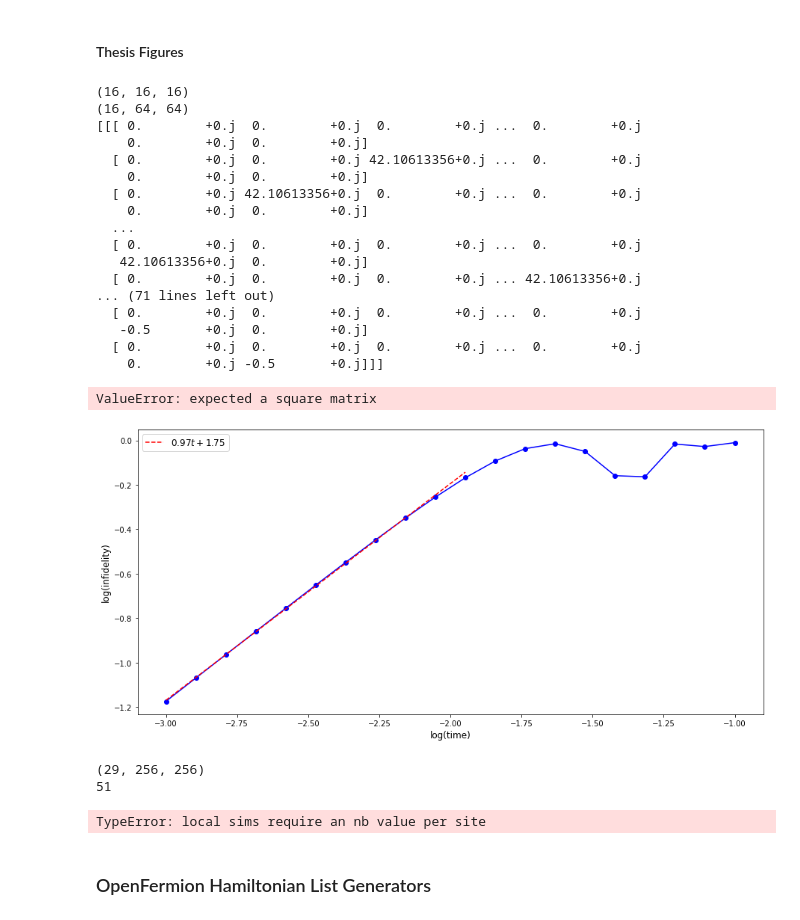
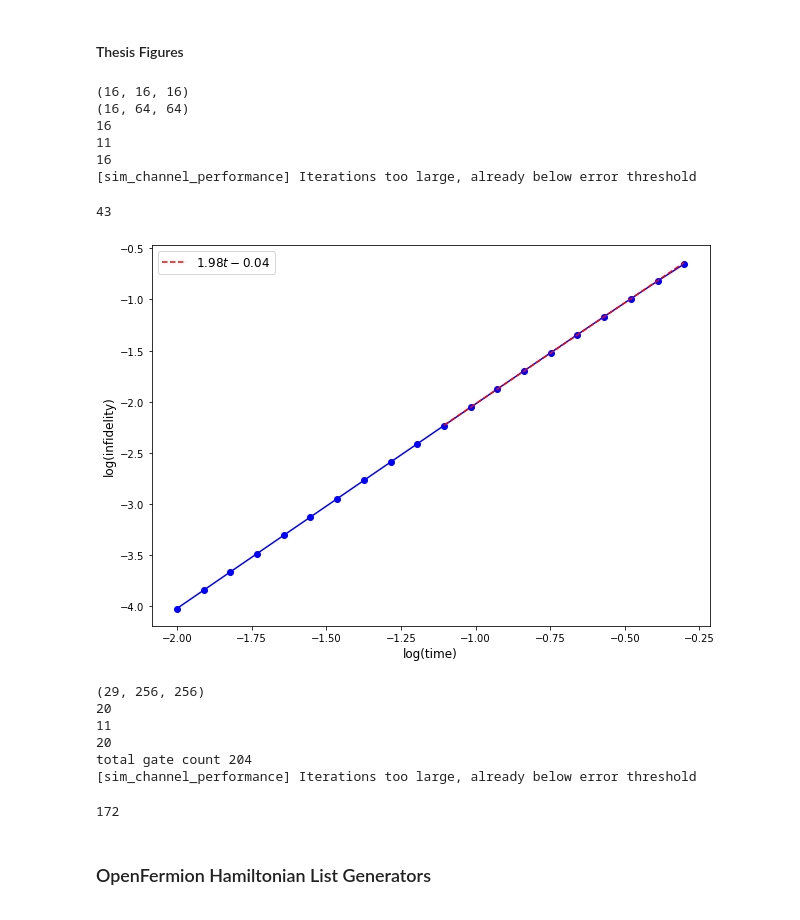
Before and after one commit to mattp97/Trotter-Qdrift-Simulation, a Jupyter notebook: Hybridized Simulation Jellium.ipynb, the cells around one changed output. Cells and saved outputs as stored; diff of their text form; code cells hidden in the pictures.

Commit message:
Working LRsim and gate counts

```diff
--- a/Hybridized Simulation Jellium.ipynb
+++ b/Hybridized Simulation Jellium.ipynb
@@ -139,70 +139,62 @@ local_hamiltonian_list = hamiltonian_localizer_1d(heisenberg_hamiltonian_list, 2
 print(local_hamiltonian_list[0].shape)
 
 sim = CompositeSim(graph_hamiltonian_list, inner_order=2, outer_order=1, nb=1, state_rand=True, exact_qd=True, use_density_matrices=True)
-partition_sim(sim, "trotter")
+partition_sim(sim, "chop")
 
-local_sim = LRsim(heisenberg_hamiltonian_list[0], local_hamiltonian_list, inner_order=2, nb=[1,1,1], state_rand = False)
-local_partition(local_sim, "trotter")
-print(local_sim.hamiltonian_list)
+local_sim = LRsim(heisenberg_hamiltonian_list[0], local_hamiltonian_list, inner_order=1, nb=[1,1,1], state_rand = False)
+local_partition(local_sim, "trotter", weights=[0.05, 0.05, 0.05])
+print(len(local_hamiltonian_list[0]))
+print(len(local_hamiltonian_list[1]))
+print(len(local_hamiltonian_list[2]))
 
-tstart = 0.001
-tfinal = 0.1
+tstart = 0.01
+tfinal = 0.5
 tsteps = 20
 times = np.geomspace(tstart, tfinal, tsteps)
 #print(multi_infidelity_sample(sim, 1, exact_time_evolution_density(sim.unparsed_hamiltonian, 1, sim.initial_state), 40, 20))
 epsilon_data=[]
-for t in times:
-    epsilon_data.append(sim_trace_distance(local_sim, time=t, iterations=1, nb=[5,5,5]))
+#for t in times:
+   #epsilon_data.append(sim_trace_distance(local_sim, time=t, iterations=1, nb=[5,5,5]))
     #temp_data = multi_infidelity_sample(sim, t, exact_time_evolution_density(sim.unparsed_hamiltonian, t, sim.initial_state), iterations=1, nbsamples=200)
     #points = []
     #for i in temp_data:
     #    points.append(i[0])
     #epsilon_data.append(statistics.mean(points))
+exact_cost(local_sim, time = 0.01, nb=[1,1,1], epsilon=0.001) #should set the gate count to zero or refresh them somewhere
 # %% [output]
 (16, 16, 16)
 (16, 64, 64)
-[[[ 0.        +0.j  0.        +0.j  0.        +0.j ...  0.        +0.j
-    0.        +0.j  0.        +0.j]
-  [ 0.        +0.j  0.        +0.j 42.10613356+0.j ...  0.        +0.j
-    0.        +0.j  0.        +0.j]
-  [ 0.        +0.j 42.10613356+0.j  0.        +0.j ...  0.        +0.j
-    0.        +0.j  0.        +0.j]
-  ...
-  [ 0.        +0.j  0.        +0.j  0.        +0.j ...  0.        +0.j
-   42.10613356+0.j  0.        +0.j]
-  [ 0.        +0.j  0.        +0.j  0.        +0.j ... 42.10613356+0.j
-... (71 lines left out)
-  [ 0.        +0.j  0.        +0.j  0.        +0.j ...  0.        +0.j
-   -0.5       +0.j  0.        +0.j]
-  [ 0.        +0.j  0.        +0.j  0.        +0.j ...  0.        +0.j
-    0.        +0.j -0.5       +0.j]]]
+16
+11
+16
+[sim_channel_performance] Iterations too large, already below error threshold
-ValueError: expected a square matrix
+43
 # %%
 data = np.log10(epsilon_data)
 log_times = np.log10(times)
-plt.figure(figsize = (15, 7))
+plt.figure(figsize = (10, 7))
 plt.plot(log_times, data, 'bo-')
 plt.xlabel('log(time)', size = 12)
 plt.ylabel('log(infidelity)', size = 12)
 
-start_fit_points= 0  #declare the starting point to fit in the data
-end_fit_points = -10
+start_fit_points= 10  #declare the starting point to fit in the data
+end_fit_points = -1
 
 p = np.polyfit(log_times[start_fit_points: end_fit_points], data[start_fit_points: end_fit_points], 1)
 f = np.poly1d(p)
 
 t_new = np.linspace(log_times[start_fit_points], log_times[end_fit_points], 50)
 y_new = f(t_new)
 
 data = symbols("t")
 poly = sum(S("{:6.2f}".format(v))*data**i for i, v in enumerate(p[::-1]))
 eq_latex = printing.latex(poly)
 
 plt.plot(t_new, y_new, 'r--', label="${}$".format(eq_latex))
 plt.legend(fontsize="large")
 plt.show()
 # %% [output]
-[figure, old version]
+[figure, new version]
 # %%
 #LR Sim example
 #seems to work, gbrt requires exact density here
@@ -210,17 +202,26 @@ local_nb = [2, 2, 2]
 heisenberg_hamiltonian_list = heisenberg_hamiltonian(8, 0.5, rng_seed=1)
 print(heisenberg_hamiltonian_list[0].shape)
 local_hamiltonian = hamiltonian_localizer_1d(heisenberg_hamiltonian_list, sub_block_size=2)
+print(len(local_hamiltonian[0]))
+print(len(local_hamiltonian[1]))
+print(len(local_hamiltonian[2]))
+
 local_hamiltonian = LRsim(heisenberg_hamiltonian_list[0], local_hamiltonian, inner_order = 1, nb = local_nb, state_rand = False)
 
 local_partition(local_hamiltonian, partition = "trotter", time= 0.01, epsilon = 0.01)
 
-final_state = local_hamiltonian.simulate(time = 0.05, iterations = 1)
-print(local_hamiltonian.gate_count)
-exact_cost(local_hamiltonian, 0.001, nb=local_nb, epsilon=0.01)
+final_state = local_hamiltonian.simulate(time = 0.05, iterations = 4)
+
+print('total gate count ' +str(local_hamiltonian.gate_count))
+exact_cost(local_sim, time = 0.0001, nb=local_nb, epsilon=0.001)
 # %% [output]
 (29, 256, 256)
-51
+20
+11
+20
+total gate count 204
+[sim_channel_performance] Iterations too large, already below error threshold
-TypeError: local sims require an nb value per site
+172
 # %% [markdown]
 ### OpenFermion Hamiltonian List Generators
 # %%
```
Also changed, not shown: parts of 1 cell of this notebook, 2 other files.
